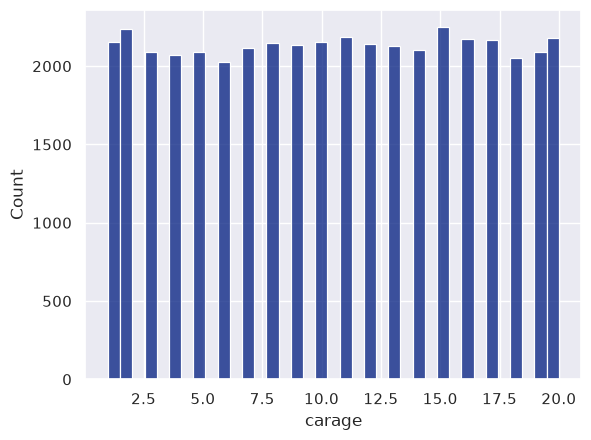
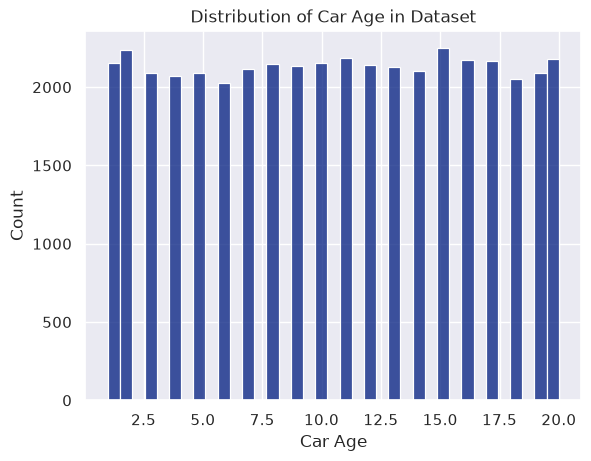
The notebook cell's code change between the first figure and the second:
--- before
+++ after
@@ -1 +1,3 @@
+plt.title("Distribution of Car Age in Dataset")
+plt.xlabel("Car Age")
 sns.histplot(df["carage"]);

Commit: Add descriptive titles and axis labels to all visualizations